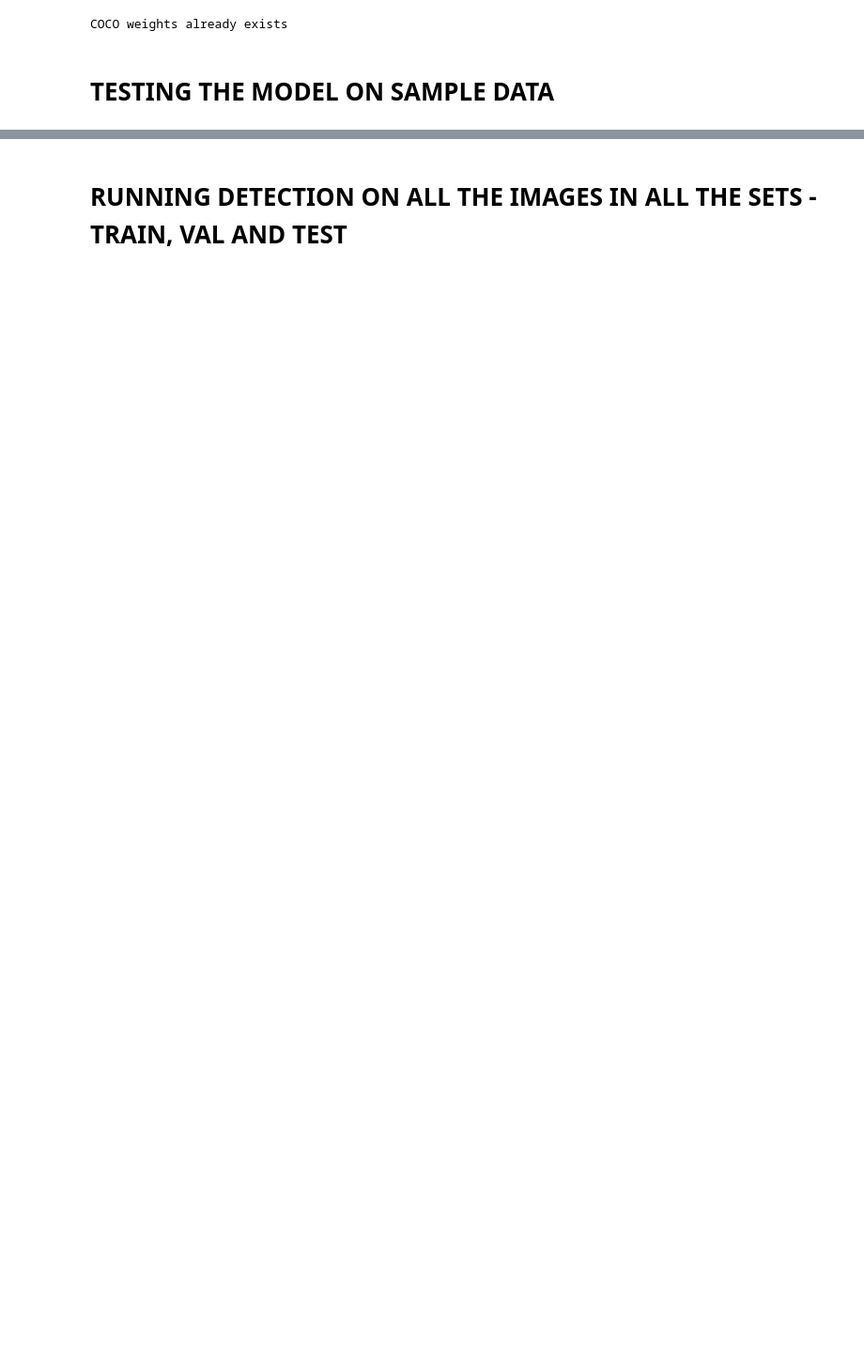
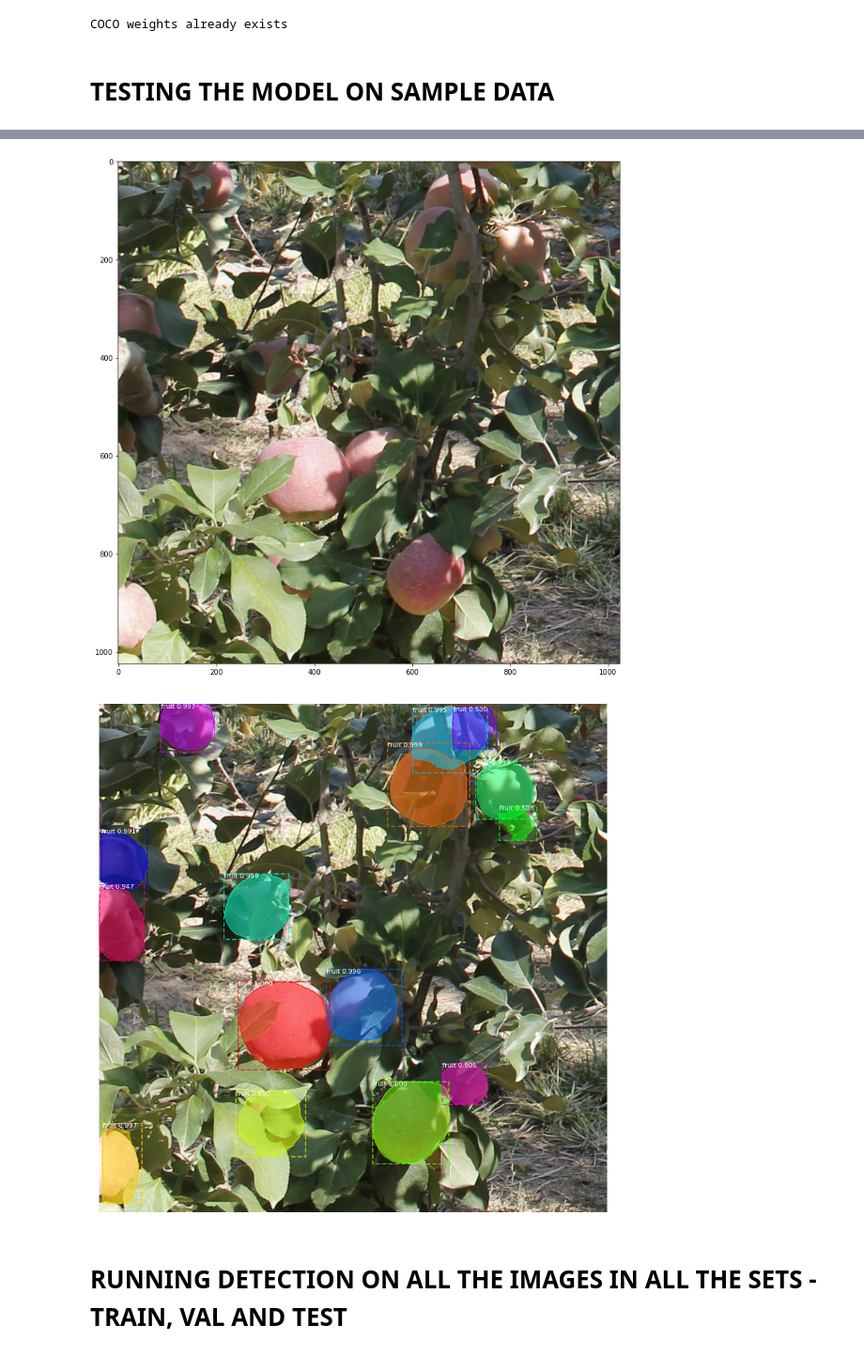
Before and after one commit to kipronokoech/Mask-R-CNN-for-Fruit-Detection, a Jupyter notebook: fruits_detect_TF2.ipynb, the cells around one changed output, grey strips where cells are left out. Shown at 94% size. Cells and saved outputs as stored; diff of their text form; code cells hidden in the pictures; blank space fills up the shorter version.

```diff
--- a/fruits_detect_TF2.ipynb
+++ b/fruits_detect_TF2.ipynb
@@ -43,7 +49,7 @@ else:
 # %% [output]
 COCO weights already exists
 # %%
-class BalloonConfig(Config):
+class FruitsConfig(Config):
     """Configuration for training on the toy  dataset.
     Derives from the base Config class and overrides some values.
     """
@@ -55,7 +61,7 @@ class BalloonConfig(Config):
     IMAGES_PER_GPU =   1
 
     # Number of classes (including background)
-    NUM_CLASSES = 1 + 1  # Background + baloon
+    NUM_CLASSES = 2  # Background + fruit
 
     # Number of training steps per epoch
     STEPS_PER_EPOCH = 100
@@ -162,7 +174,7 @@ class BalloonDataset(utils.Dataset):
 # %%
 # Local path to trained weights file
 
-TRAINED_MODEL_PATH = "assets/logs/fruits2-20210627T0034/mask_rcnn_fruits2-_0203.h5"
+TRAINED_MODEL_PATH = "assets/logs/fruits220210518T1629/mask_rcnn_fruits2_0192.h5"
 # Download COCO trained weights from Releases if needed if there's no trained model
 if not os.path.exists(TRAINED_MODEL_PATH):
     print('Info: Trained model does not exist on the path given.')
@@ -180,5 +191,5 @@ Info: Using COCO weights instead.
 # %%
-config = BalloonConfig()
+config = FruitsConfig()
 # Create model object in inference mode.
 model = modellib.MaskRCNN(mode="inference", model_dir="./trained", config=config)
 
@@ -197,12 +214,12 @@ Re-starting from epoch 203
 class_names = ['BG', 'fruit']
 # %%
 # Load a random image from the images folder
-file_names = [item for item in os.listdir(os.path.join(DATA_DIR,"test-images")) \
+file_names = [item for item in os.listdir(os.path.join(DATA_DIR,"test")) \
              if  not item.startswith("via") and item.startswith("_MG_")]
 file_ = random.choice(file_names)
 print(file_)
 # read image using scikit image library
-image = skimage.io.imread(os.path.join(DATA_DIR,"test-images",file_))
+image = skimage.io.imread(os.path.join(DATA_DIR,"test",file_))
 # mrcnn_checkpoint = model.run_graph([image], [
 # ("detections", model.keras_model.get_layer("mrcnn_detection").output)])
 # # display RGB image
@@ -221,3 +248,5 @@ Output hidden; open in https://colab.research.google.com to view.
+[figure, added]
+[figure, added]
 # %% [markdown]
 # RUNNING DETECTION ON ALL THE IMAGES IN ALL THE SETS - TRAIN, VAL AND TEST
 # %%
```
Also changed, not shown: parts of 10 cells of this notebook, 12 other files.
